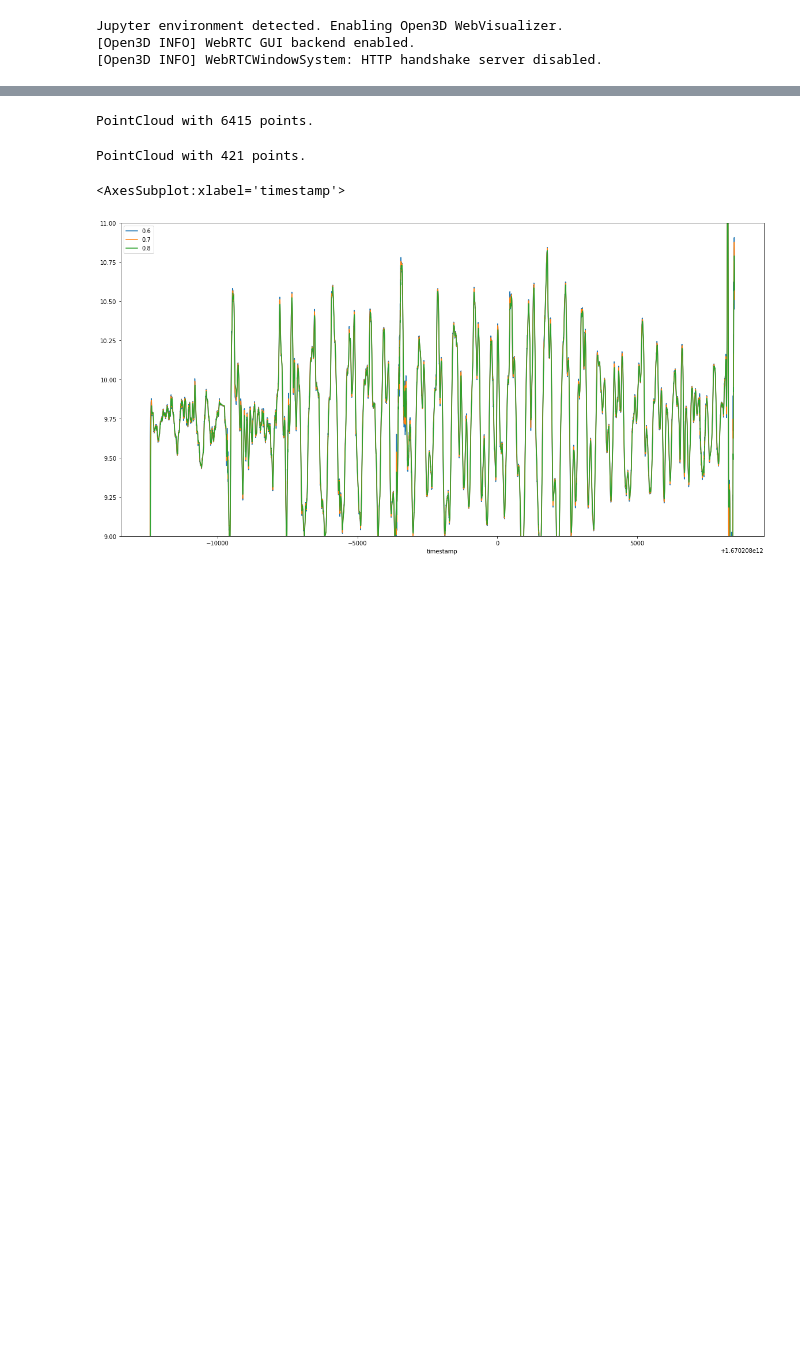
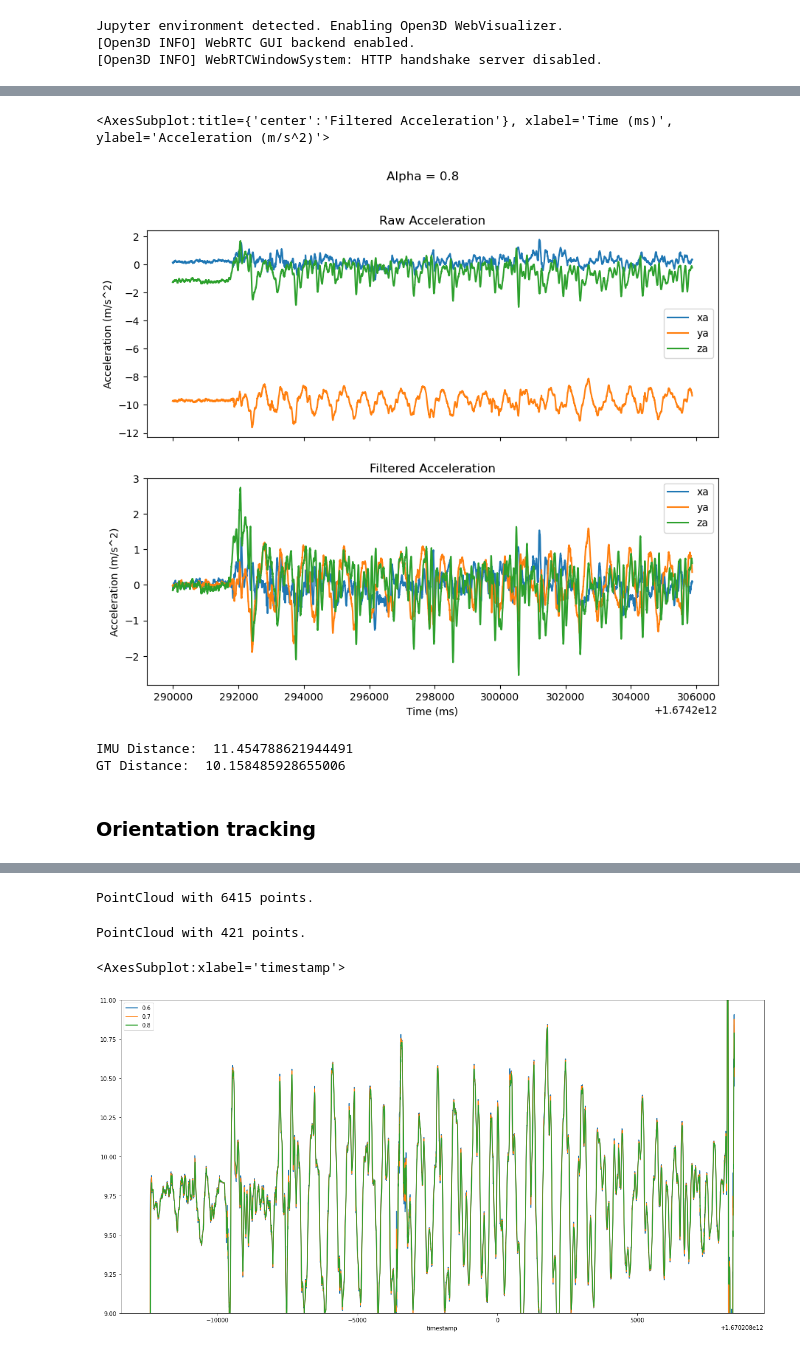
Before and after one commit to localization-as-a-service/local-registration, a Jupyter notebook: imu_trajectory_estimation.ipynb, the cells around one changed output, grey strips where cells are left out. Saved outputs shown, nothing was run; the diff lists cells and outputs as text; code cells hidden in the pictures; blank space fills up the shorter version.

```diff
--- a/imu_trajectory_estimation.ipynb
+++ b/imu_trajectory_estimation.ipynb
@@ -52,0 +81,14 @@ Frame rate: 400.91 Hz
+# %%
+# remove nan values due to rolling mean
+imu_df = imu_df.iloc[2000:]
+# compute dt in seconds
+imu_df.loc[:, "dt"] = np.concatenate([[0], (imu_df.timestamp.values[1:] - imu_df.timestamp.values[:-1]) / 1000])
+# remove first row as the dt is 0
+imu_df = imu_df.iloc[1:]
+# reset index in pandas data frame
+imu_df.reset_index(drop=True, inplace=True)
+
+# Fill 0 for displacement, angles, and coordinates
+imu_df.loc[:, "x"] = np.zeros(len(imu_df))
+imu_df.loc[:, "y"] = np.zeros(len(imu_df))
+imu_df.loc[:, "z"] = np.zeros(len(imu_df))
@@ -52,0 +153,8 @@ Frame rate: 400.91 Hz
+# %%
+figure, axes = plt.subplots(2, 1, figsize=(10, 8), sharex=True)
+figure.suptitle(f"Alpha = {alpha}")
+raw_accel_df.iloc[win_len:].plot(x="timestamp", y=["xa", "ya", "za"], xlabel="Time (ms)", ylabel="Acceleration (m/s^2)", title="Raw Acceleration", ax=axes[0])
+imu_df.iloc[win_len:].plot(x="timestamp", y=["xa", "ya", "za"], xlabel="Time (ms)", ylabel="Acceleration (m/s^2)", title="Filtered Acceleration", ax=axes[1])
+# %% [output]
+<AxesSubplot:title={'center':'Filtered Acceleration'}, xlabel='Time (ms)', ylabel='Acceleration (m/s^2)'>
+[figure, added]
@@ -52,0 +196,20 @@ Frame rate: 400.91 Hz
+# %%
+# create trajectory as a pcd
+xyz = imu_df.loc[:, ["x", "y", "z"]].values
+pcd = helpers.make_pcd(xyz)
+pcd.paint_uniform_color([1, 0, 0])
+
+# load ground truth trajectory
+sequence_ts = fread.get_timstamps_from_images(os.path.join(data_dir, experiment, trial, subject, f"{sequence:02d}", "frames"), ext=".depth.png")
+start_t = helpers.nearest(sequence_ts, imu_df.timestamp.values[0])
+start_index = np.where(sequence_ts == start_t)[0][0]
+
+trajectory_t = np.load(pose_file)["trajectory_t"]
+pcd_gt = helpers.make_pcd(trajectory_t[start_index:, :3, 3])
+pcd_gt.paint_uniform_color([0, 1, 0])
+
+print("IMU Distance: ", np.linalg.norm(xyz[-1] - xyz[0]))
+print("GT Distance: ", np.linalg.norm(trajectory_t[-1, :3, 3] - trajectory_t[start_index, :3, 3]))
+# %% [output]
+IMU Distance:  11.454788621944491
+GT Distance:  10.158485928655006
@@ -53 +218,3 @@ Frame rate: 400.91 Hz
+# %% [markdown]
+### Orientation tracking
 # %%
```
Also changed, not shown: parts of 27 cells of this notebook.
